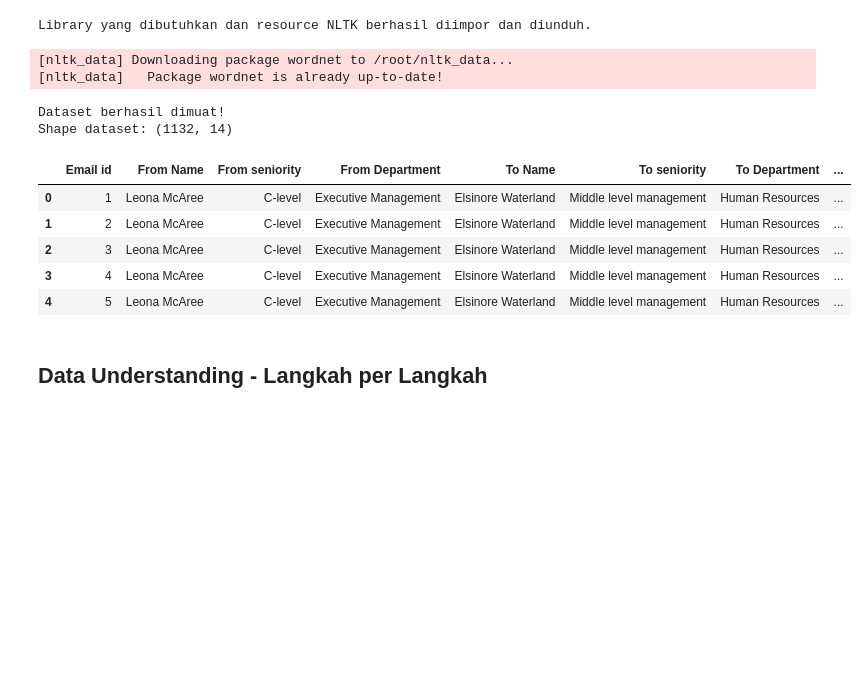
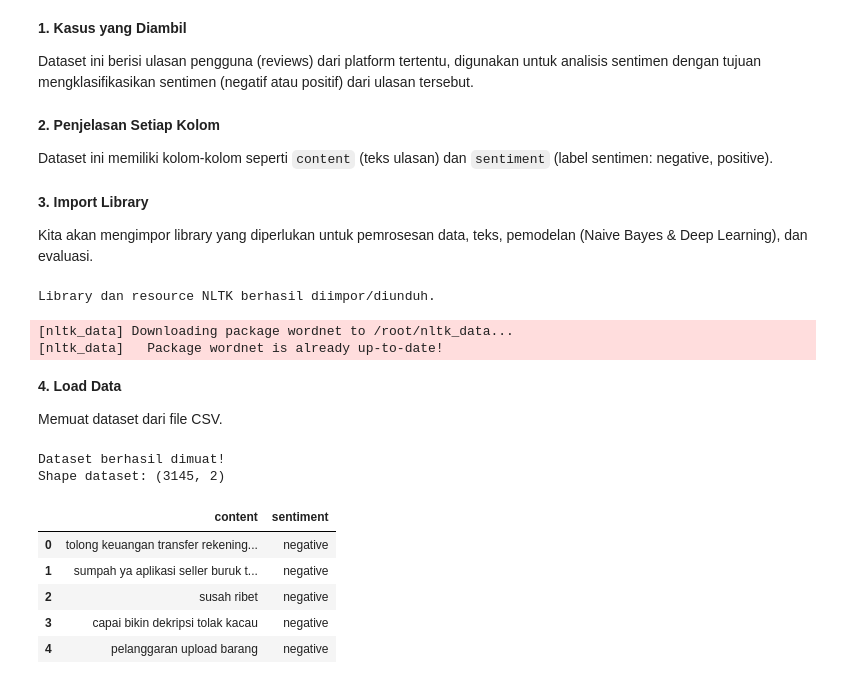
Before and after one commit to RianAbdul18/10222037_Rian_AS, a Jupyter notebook: 10222037_RianAbdulAziz_AS.ipynb, the cells around one changed output. Cells and saved outputs as stored; diff of their text form; code cells hidden in the pictures; blank space fills up the shorter version.

```diff
--- a/10222037_RianAbdulAziz_AS.ipynb
+++ b/10222037_RianAbdulAziz_AS.ipynb
@@ -3,3 +10,15 @@
+# %% [markdown]
+**1. Kasus yang Diambil**
+
+Dataset ini berisi ulasan pengguna (reviews) dari platform tertentu, digunakan untuk analisis sentimen dengan tujuan mengklasifikasikan sentimen (negatif atau positif) dari ulasan tersebut.
+# %% [markdown]
+**2. Penjelasan Setiap Kolom**
+
+Dataset ini memiliki kolom-kolom seperti `content` (teks ulasan) dan `sentiment` (label sentimen: negative, positive).
+# %% [markdown]
+**3. Import Library**
+
+Kita akan mengimpor library yang diperlukan untuk pemrosesan data, teks, pemodelan (Naive Bayes & Deep Learning), dan evaluasi.
 # %%
 import pandas as pd
 import numpy as np
@@ -8,14 +27,18 @@ import matplotlib.pyplot as plt
 import seaborn as sns
 from sklearn.model_selection import train_test_split
 from sklearn.feature_extraction.text import TfidfVectorizer
-from sklearn.svm import SVC
-from sklearn.metrics import classification_report, confusion_matrix, accuracy_score, ConfusionMatrixDisplay # Menambah ConfusionMatrixDisplay
+from sklearn.naive_bayes import MultinomialNB
+from sklearn.metrics import classification_report, confusion_matrix, accuracy_score, ConfusionMatrixDisplay
 import nltk
 from nltk.corpus import stopwords
 from nltk.tokenize import word_tokenize
 from collections import Counter
 from wordcloud import WordCloud
 from imblearn.over_sampling import SMOTE
+from tensorflow.keras.models import Sequential
+from tensorflow.keras.layers import Dense, Embedding, GlobalAveragePooling1D
+from tensorflow.keras.preprocessing.text import Tokenizer
+from tensorflow.keras.preprocessing.sequence import pad_sequences
 
 try:
     nltk.data.find('tokenizers/punkt')
@@ -29,31 +52,37 @@ try:
     nltk.data.find('corpora/wordnet')
 except LookupError:
     nltk.download('wordnet')
+try:
+    nltk.data.find('tokenizers/punkt_tab')
+except LookupError:
+    nltk.download('punkt_tab')
 
-print("Library yang dibutuhkan dan resource NLTK berhasil diimpor dan diunduh.")
+print("Library dan resource NLTK berhasil diimpor/diunduh.")
 # %% [output]
-Library yang dibutuhkan dan resource NLTK berhasil diimpor dan diunduh.
+Library dan resource NLTK berhasil diimpor/diunduh.
 [nltk_data] Downloading package wordnet to /root/nltk_data...
 [nltk_data]   Package wordnet is already up-to-date!
+# %% [markdown]
+**4. Load Data**
+
+Memuat dataset dari file CSV.
 # %%
-dataset_path = '/content/sample_data/Email Analysis Dataset.csv'
+dataset_path = '/content/sample_data/Tiktok Tokopedia Seller Center Reviews.csv'
 
 try:
     df = pd.read_csv(dataset_path)
     print("Dataset berhasil dimuat!")
     print(f"Shape dataset: {df.shape}")
     display(df.head())
 except FileNotFoundError:
-    print(f"Error: File '{dataset_path}' tidak ditemukan. Pastikan path file sudah benar.")
+    print(f"Error: File '{dataset_path}' tidak ditemukan.")
     df = pd.DataFrame()
 # %% [output]
 Dataset berhasil dimuat!
-Shape dataset: (1132, 14)
+Shape dataset: (3145, 2)
-|  | Email id | From Name | From seniority | From Department | To Name | To seniority | To Department | ... |
-| 0 | 1 | Leona McAree | C-level | Executive Management | Elsinore Waterland | Middle level management | Human Resources | ... |
-| 1 | 2 | Leona McAree | C-level | Executive Management | Elsinore Waterland | Middle level management | Human Resources | ... |
-| 2 | 3 | Leona McAree | C-level | Executive Management | Elsinore Waterland | Middle level management | Human Resources | ... |
-| 3 | 4 | Leona McAree | C-level | Executive Management | Elsinore Waterland | Middle level management | Human Resources | ... |
-| 4 | 5 | Leona McAree | C-level | Executive Management | Elsinore Waterland | Middle level management | Human Resources | ... |
+|  | content | sentiment |
+| 0 | tolong keuangan transfer rekening... | negative |
+| 1 | sumpah ya aplikasi seller buruk t... | negative |
+| 2 | susah ribet | negative |
+| 3 | capai bikin dekripsi tolak kacau | negative |
+| 4 | pelanggaran upload barang | negative |
-# %% [markdown]
-## Data Understanding - Langkah per Langkah
```
Also changed, not shown: parts of 76 cells of this notebook.
